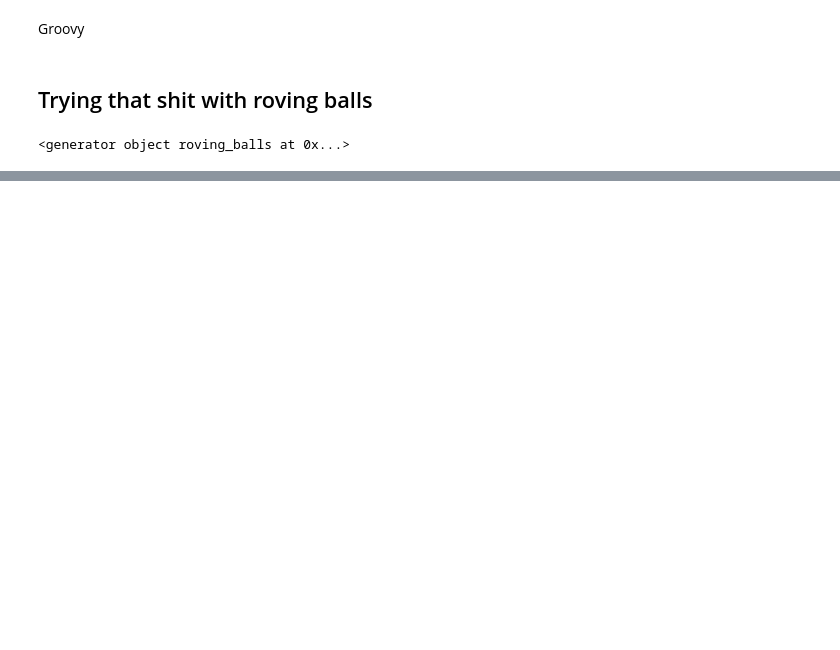
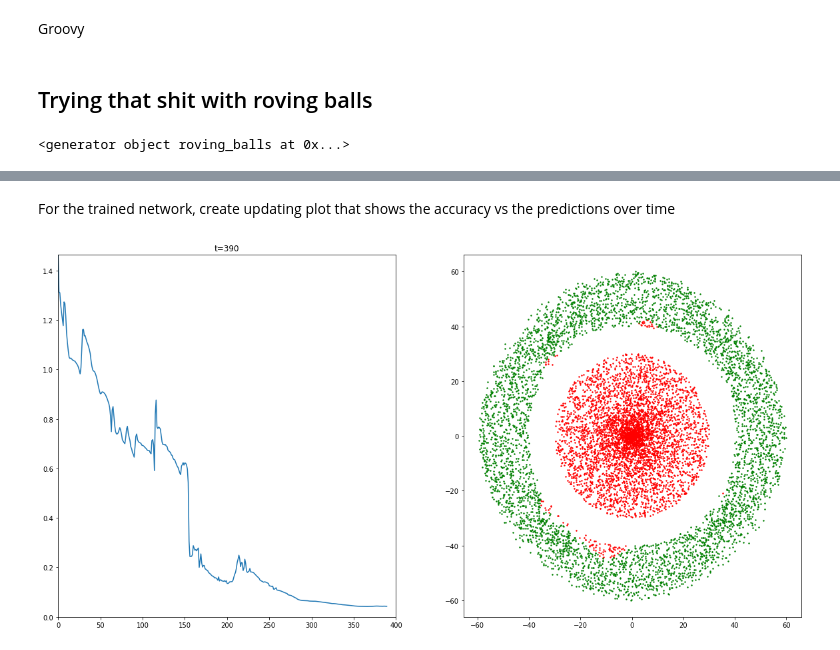
Before and after one commit to AndreasAlam/olac, a Jupyter notebook: notebooks/sbe_vis_demo_dev.ipynb, the cells around one changed output, grey strips where cells are left out. Saved outputs shown, nothing was run; the diff lists cells and outputs as text; code cells hidden in the pictures; blank space fills up the shorter version.

```diff
--- a/notebooks/sbe_vis_demo_dev.ipynb
+++ b/notebooks/sbe_vis_demo_dev.ipynb
@@ -139,0 +147,3 @@ plt.close()
+# %%
+import olac.perceptron as pc
+X, yhat = generate_data(int(1e4))
@@ -139,0 +152,2 @@ plt.close()
+# %%
+w1, b1, w2, b2, costs, y_hat_saved = pc.train_network(X, yhat, 0.0001, 400, 4)
@@ -139,0 +172,21 @@ plt.close()
+# %% [markdown]
+For the trained network, create updating plot that shows the accuracy vs the predictions over time
+# %%
+
+for t, x in enumerate(costs):
+    if t % 10 ==0:
+        plt.figure(figsize = (20, 10))
+        plt.subplot(121)
+        plt.plot(costs[:t])
+        plt.xlim(0, len(costs))
+        plt.ylim(0, max(costs))
+        plt.title(f't={t}')
+        plt.subplot(122)
+        plt.scatter(*X[y_hat_saved[t].astype(np.bool)].T, color='r', s=2)
+        plt.scatter(*X[~y_hat_saved[t].astype(np.bool)].T, color='g', s=2)
+
+        display.clear_output(wait=True)
+        display.display(plt.gcf())
+    plt.close()
+# %% [output]
+[figure, added]
```
Also changed, not shown: parts of 20 cells of this notebook, 1 other file.
